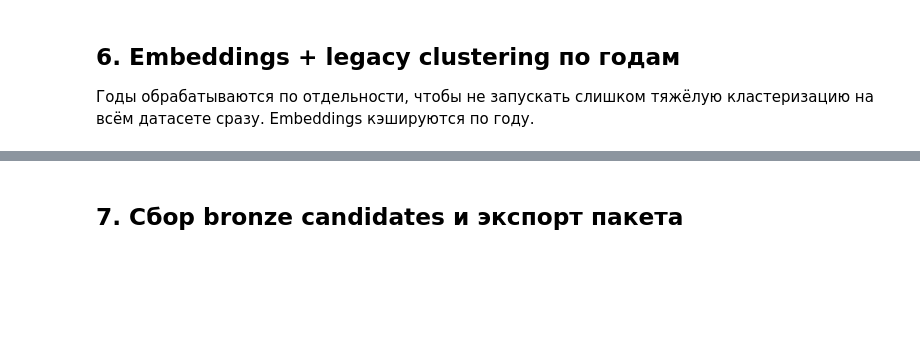
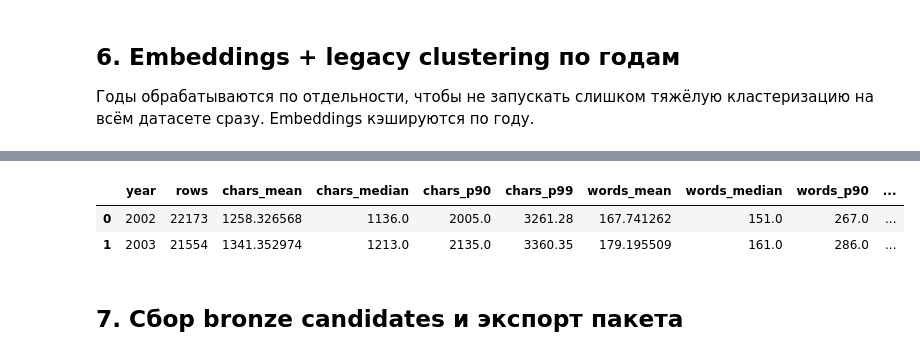
Before and after one commit to Corprus/news-flow-analysis, a Jupyter notebook: notebooks/07_bronze_annotation_export.ipynb, the cells around one changed output, grey strips where cells are left out. Cells and saved outputs as stored; diff of their text form; code cells hidden in the pictures; blank space fills up the shorter version.

```diff
--- a/notebooks/07_bronze_annotation_export.ipynb
+++ b/notebooks/07_bronze_annotation_export.ipynb
@@ -867,3 +921,41 @@ display(pd.DataFrame(large_bronze_year_summaries))
+# %%
+# ---------------------------------------------------------------------
+# Diagnose text length by selected bronze years
+# ---------------------------------------------------------------------
+
+length_diag = large_bronze_raw.copy()
+
+length_diag["model_text_debug"] = (
+    length_diag["title"].fillna("").astype(str)
+    + "\n\n"
+    + length_diag["text"].fillna("").astype(str)
+)
+
+length_diag["text_chars"] = length_diag["model_text_debug"].str.len()
+length_diag["text_words"] = length_diag["model_text_debug"].str.split().str.len()
+
+length_by_year = (
+    length_diag
+    .groupby("year")
+    .agg(
+        rows=("news_id", "size"),
+        chars_mean=("text_chars", "mean"),
+        chars_median=("text_chars", "median"),
+        chars_p90=("text_chars", lambda x: x.quantile(0.90)),
+        chars_p99=("text_chars", lambda x: x.quantile(0.99)),
+        words_mean=("text_words", "mean"),
+        words_median=("text_words", "median"),
+        words_p90=("text_words", lambda x: x.quantile(0.90)),
+        words_p99=("text_words", lambda x: x.quantile(0.99)),
+    )
+    .reset_index()
+)
+
+length_by_year
+# %% [output]
+|  | year | rows | chars_mean | chars_median | chars_p90 | chars_p99 | words_mean | words_median | words_p90 | ... |
+| 0 | 2002 | 22173 | 1258.326568 | 1136.0 | 2005.0 | 3261.28 | 167.741262 | 151.0 | 267.0 | ... |
+| 1 | 2003 | 21554 | 1341.352974 | 1213.0 | 2135.0 | 3360.35 | 179.195509 | 161.0 | 286.0 | ... |
 # %% [markdown]
 ## 7. Сбор bronze candidates и экспорт пакета
 # %%
```
Also changed, not shown: parts of 8 cells of this notebook, 36 other files.
